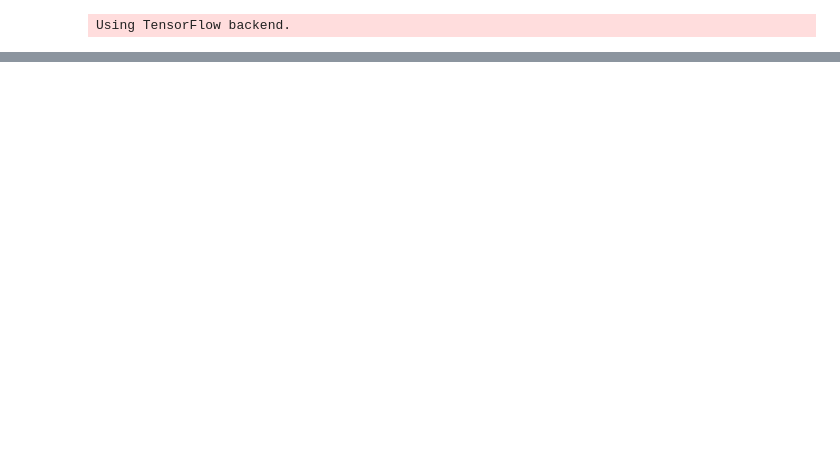
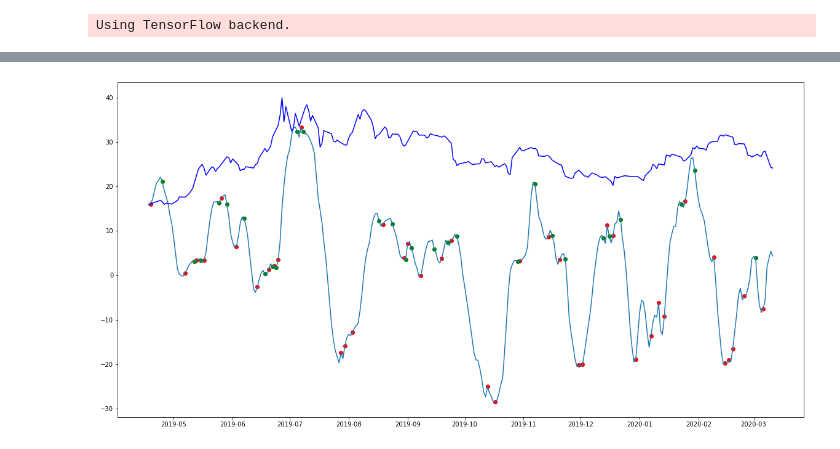
Before and after one commit to herrfeder/DataScientist, a Jupyter notebook: Project_05_Capstone_Stock_Chart_Analysis/05_decision_algorithm.ipynb, the cells around one changed output, grey strips where cells are left out. Saved outputs shown, nothing was run; the diff lists cells and outputs as text; code cells hidden in the pictures; blank space fills up the shorter version.

```diff
--- a/Project_05_Capstone_Stock_Chart_Analysis/05_decision_algorithm.ipynb
+++ b/Project_05_Capstone_Stock_Chart_Analysis/05_decision_algorithm.ipynb
@@ -56,0 +61,2 @@ growth_dict[["real_past","comb_pred"]].rolling(window=20, min_periods=1).mean().
+# %%
+gru_gro = growth_dict[["gru_growth"]]
@@ -56,0 +72,29 @@ growth_dict[["real_past","comb_pred"]].rolling(window=20, min_periods=1).mean().
+# %%
+n=1 # number of points to be checked before and after
+# Find local peaks
+
+min_val = argrelextrema(gru_gro.gru_growth.values, np.less_equal, order=n)[0]
+max_val = argrelextrema(gru_gro.gru_growth.values, np.greater_equal, order=n)[0]
+
+min_val = [x+n for x in min_val]
+max_val = [x+n for x in max_val]
+
+
+gru_gro['min'] = gru_gro.iloc[min_val[:-1]]['gru_growth']
+gru_gro['max'] = gru_gro.iloc[max_val[:-1]]['gru_growth']
+# %%
+#gru_gro['min'][gru_gro['min'] > 0] = np.nan
+gru_gro['max'][gru_gro['max'] < 0] = np.nan
+# %%
+# Plot results
+
+fig = plt.figure(figsize=(20,10))
+
+plt.scatter(gru_gro.index, gru_gro['min'], c='r')
+plt.scatter(gru_gro.index, gru_gro['max'], c='g')
+plt.plot(gru_gro.index, gru_gro['gru_growth'])
+plt.plot(gru_gro.index,((real_price["bitcoin_Price"].iloc[29:]*10)/real_price["bitcoin_Price"].iloc[29:].max())*4, c='b')
+plt.plot(figsize=(20,10))
+plt.show()
+# %% [output]
+[figure, added]
```
Also changed, not shown: parts of 12 cells of this notebook, 3 other files.
